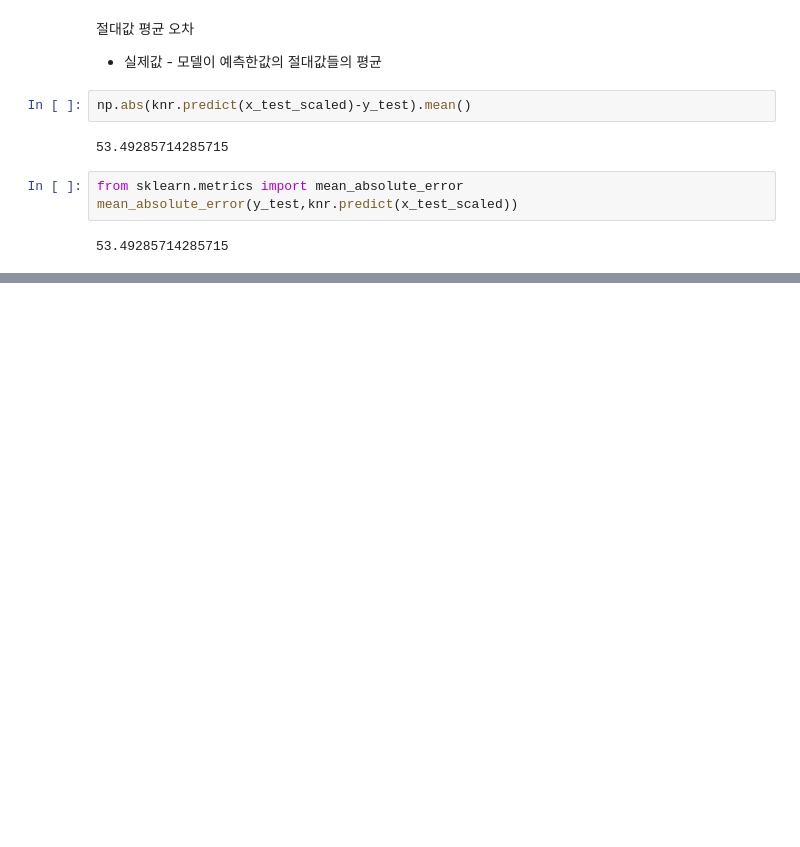
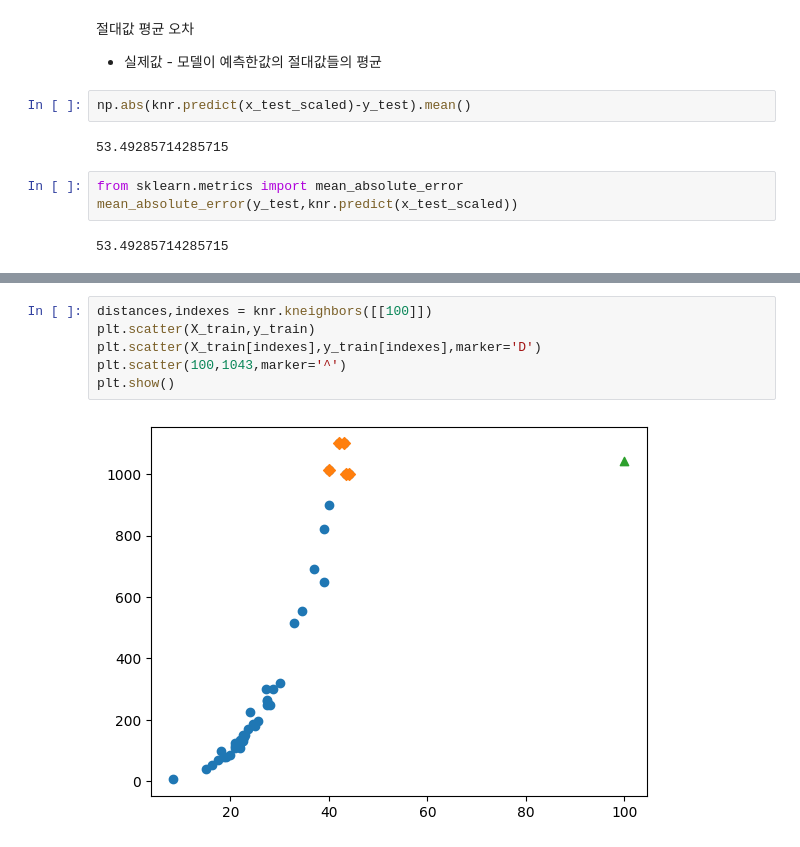
Before and after one commit to leekyuyoung20231211/python, a Jupyter notebook: 머신러닝III_회귀.ipynb, the cells around one changed output, grey strips where cells are left out. Drawn from its saved outputs; the diff is of its cells as text; blank space fills up the shorter version.

```diff
--- a/머신러닝III_회귀.ipynb
+++ b/머신러닝III_회귀.ipynb
@@ -78,0 +174,8 @@ mean_absolute_error(y_test,knr.predict(x_test_scaled))
+# %%
+distances,indexes = knr.kneighbors([[100]])
+plt.scatter(X_train,y_train)
+plt.scatter(X_train[indexes],y_train[indexes],marker='D')
+plt.scatter(100,1043,marker='^')
+plt.show()
+# %% [output]
+[figure, added]
```
Also changed, not shown: parts of 15 cells of this notebook.
